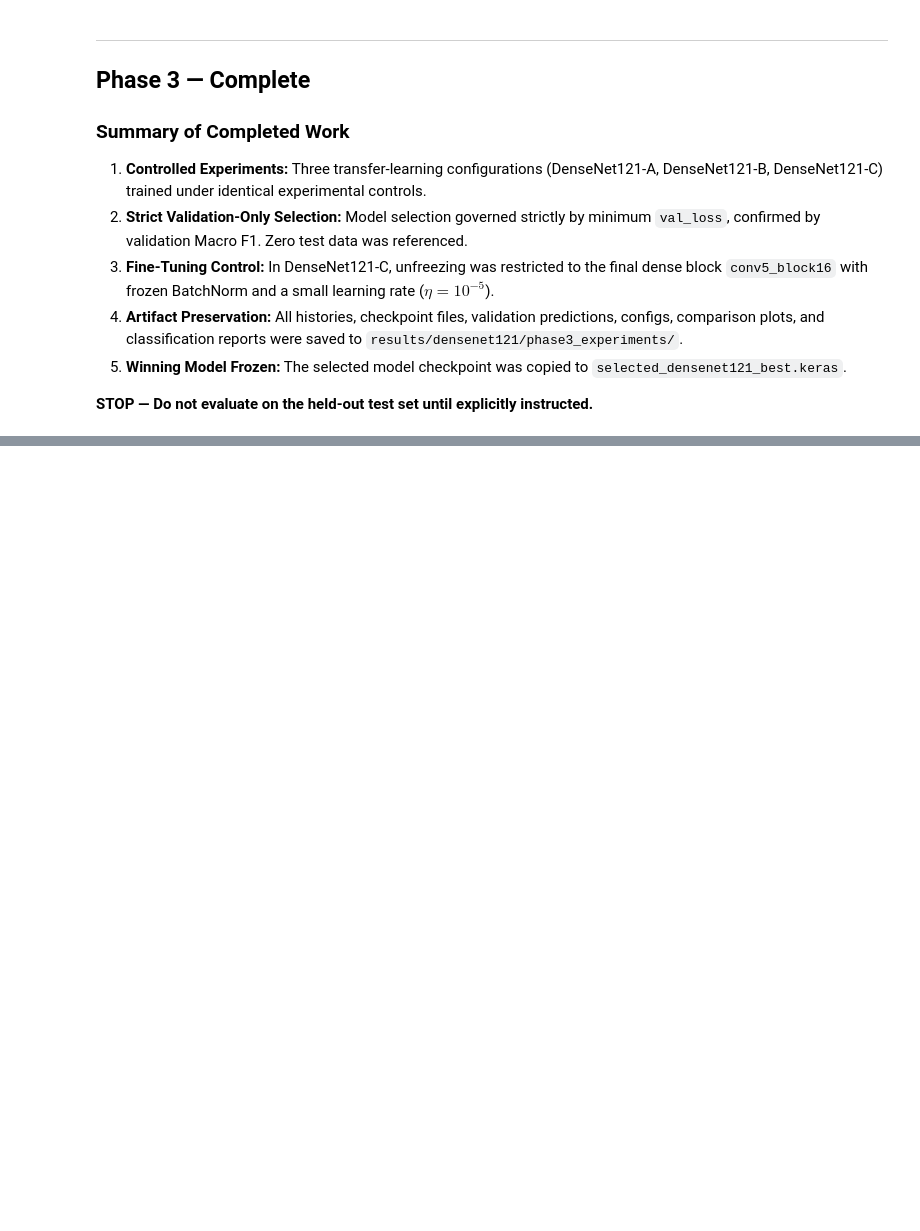
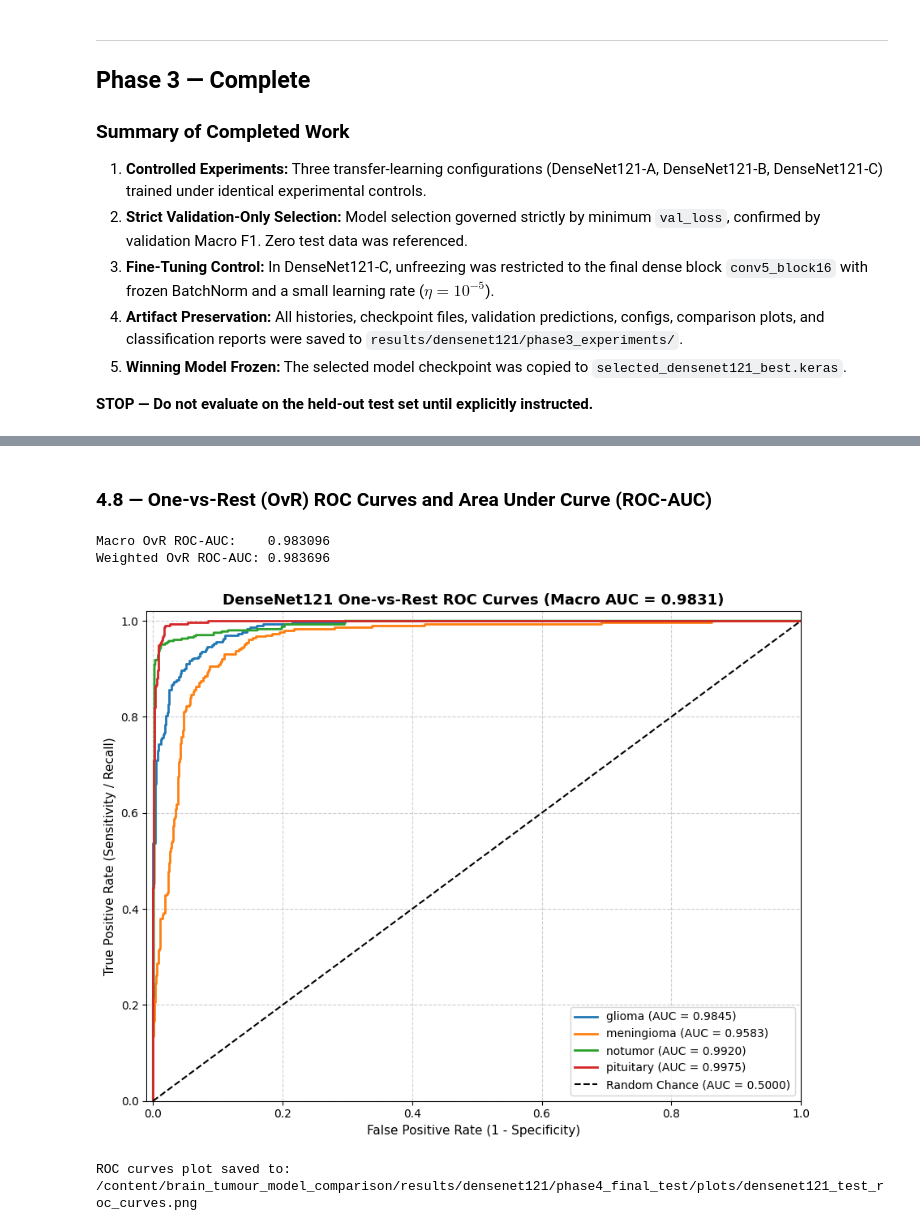
Before and after one commit to Janith303/Brain-Tumor-classification-model, a Jupyter notebook: notebooks/04_densenet121.ipynb, the cells around one changed output, grey strips where cells are left out. Cells and saved outputs as stored; diff of their text form; code cells hidden in the pictures; blank space fills up the shorter version.

```diff
--- a/notebooks/04_densenet121.ipynb
+++ b/notebooks/04_densenet121.ipynb
@@ -2338,0 +2647,40 @@ Validation confusion matrix saved to: /content/brain_tumour_model_comparison/res
+# %% [markdown]
+### 4.8 — One-vs-Rest (OvR) ROC Curves and Area Under Curve (ROC-AUC)
+# %%
+roc_auc_macro = float(roc_auc_score(y_test_bin, test_probabilities, multi_class='ovr', average='macro'))
+roc_auc_weighted = float(roc_auc_score(y_test_bin, test_probabilities, multi_class='ovr', average='weighted'))
+
+print(f"Macro OvR ROC-AUC:    {roc_auc_macro:.6f}")
+print(f"Weighted OvR ROC-AUC: {roc_auc_weighted:.6f}")
+
+fpr = dict()
+tpr = dict()
+roc_auc_per_class = dict()
+colors = ['#1f77b4', '#ff7f0e', '#2ca02c', '#d62728']
+
+plt.figure(figsize=(9, 7))
+for i, cls_name in enumerate(CLASS_NAMES):
+    fpr[i], tpr[i], _ = roc_curve(y_test_bin[:, i], test_probabilities[:, i])
+    roc_auc_per_class[cls_name] = float(auc(fpr[i], tpr[i]))
+    plt.plot(fpr[i], tpr[i], color=colors[i], lw=2,
+             label=f'{cls_name} (AUC = {roc_auc_per_class[cls_name]:.4f})')
+
+plt.plot([0, 1], [0, 1], 'k--', lw=1.5, label='Random Chance (AUC = 0.5000)')
+plt.xlim([-0.01, 1.0])
+plt.ylim([0.0, 1.02])
+plt.xlabel('False Positive Rate (1 - Specificity)', fontsize=11)
+plt.ylabel('True Positive Rate (Sensitivity / Recall)', fontsize=11)
+plt.title(f'DenseNet121 One-vs-Rest ROC Curves (Macro AUC = {roc_auc_macro:.4f})', fontsize=13, fontweight='bold')
+plt.legend(loc='lower right', frameon=True, fontsize=10)
+plt.grid(True, linestyle='--', alpha=0.6)
+plt.tight_layout()
+
+roc_plot_path = os.path.join(PHASE4_PLOTS_DIR, "densenet121_test_roc_curves.png")
+plt.savefig(roc_plot_path, dpi=150, bbox_inches='tight')
+plt.show()
+print(f"ROC curves plot saved to: {roc_plot_path}")
+# %% [output]
+Macro OvR ROC-AUC:    0.983096
+Weighted OvR ROC-AUC: 0.983696
+[figure, added]
+ROC curves plot saved to: /content/brain_tumour_model_comparison/results/densenet121/phase4_final_test/plots/densenet121_test_roc_curves.png
```
Also changed, not shown: parts of 25 cells of this notebook.
